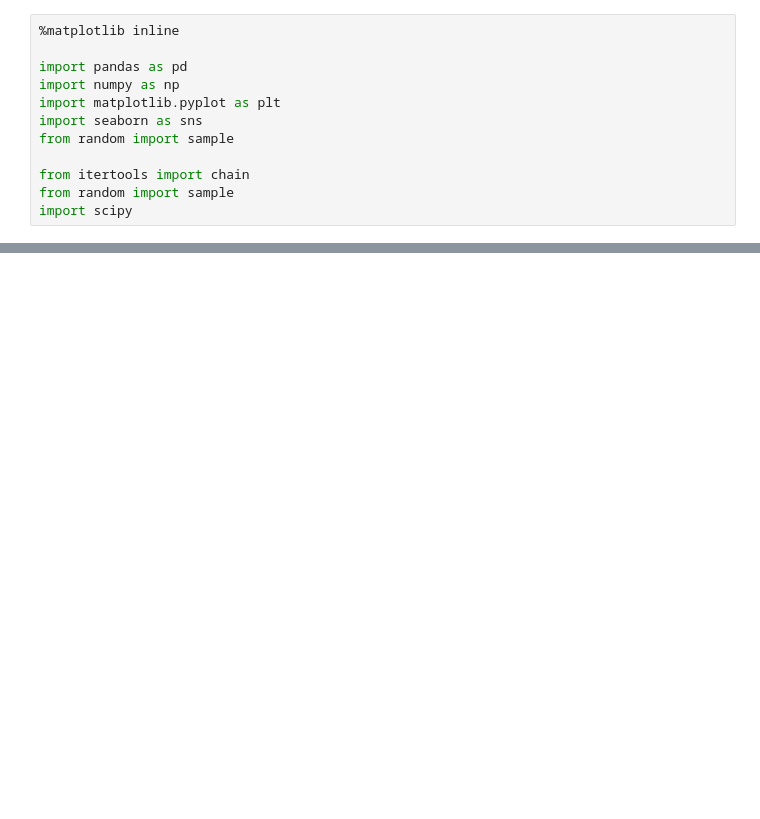
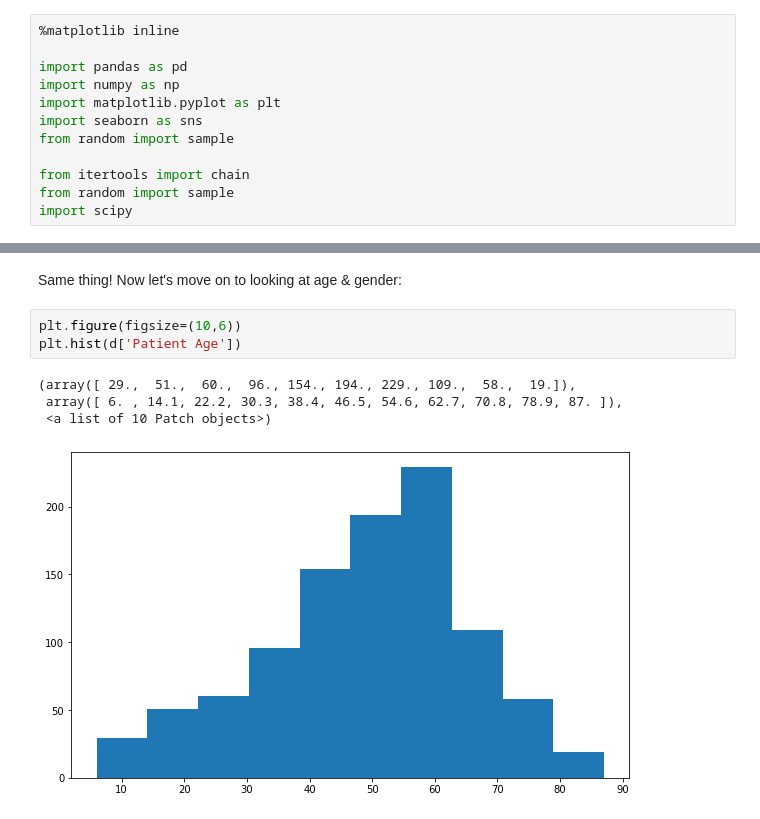
Before and after one commit to TRoboto/Udacity, a Jupyter notebook: AI for Healthcare Nanodegree/Exercise - Exploring Population Metadata/Exercise.ipynb, the cells around one changed output, grey strips where cells are left out. Cells and saved outputs as stored; diff of their text form; blank space fills up the shorter version.

```diff
--- a/AI for Healthcare Nanodegree/Exercise - Exploring Population Metadata/Exercise.ipynb
+++ b/AI for Healthcare Nanodegree/Exercise - Exploring Population Metadata/Exercise.ipynb
@@ -34,0 +84,10 @@ Now write your code here to visualize some of the distributions specified in the
+# %% [markdown]
+Same thing! Now let's move on to looking at age & gender:
+# %%
+plt.figure(figsize=(10,6))
+plt.hist(d['Patient Age'])
+# %% [output]
+(array([ 29.,  51.,  60.,  96., 154., 194., 229., 109.,  58.,  19.]),
+ array([ 6. , 14.1, 22.2, 30.3, 38.4, 46.5, 54.6, 62.7, 70.8, 78.9, 87. ]),
+ <a list of 10 Patch objects>)
+[figure, added]
```
Also changed, not shown: parts of 32 cells of this notebook.
